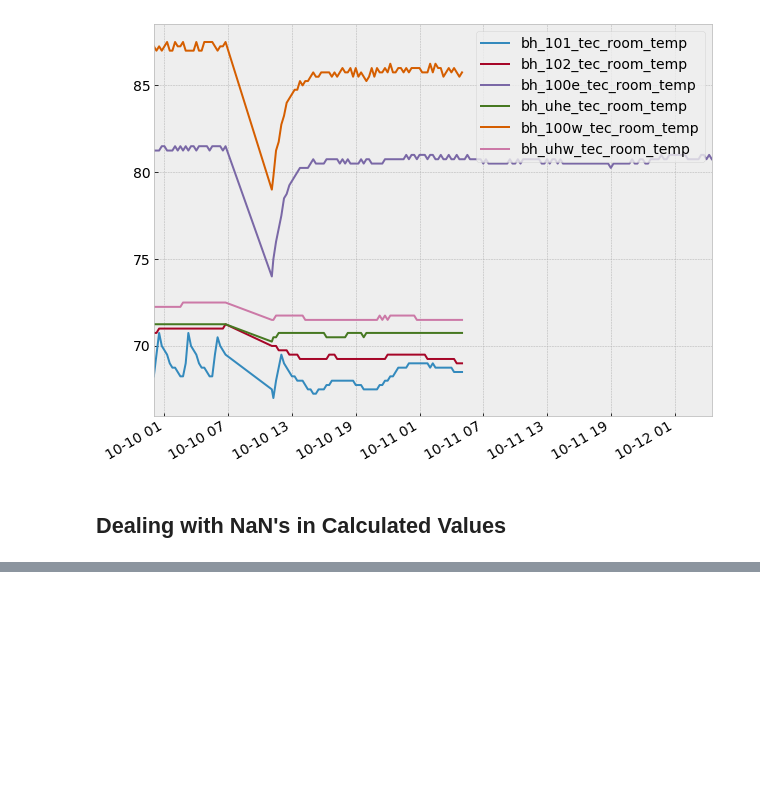
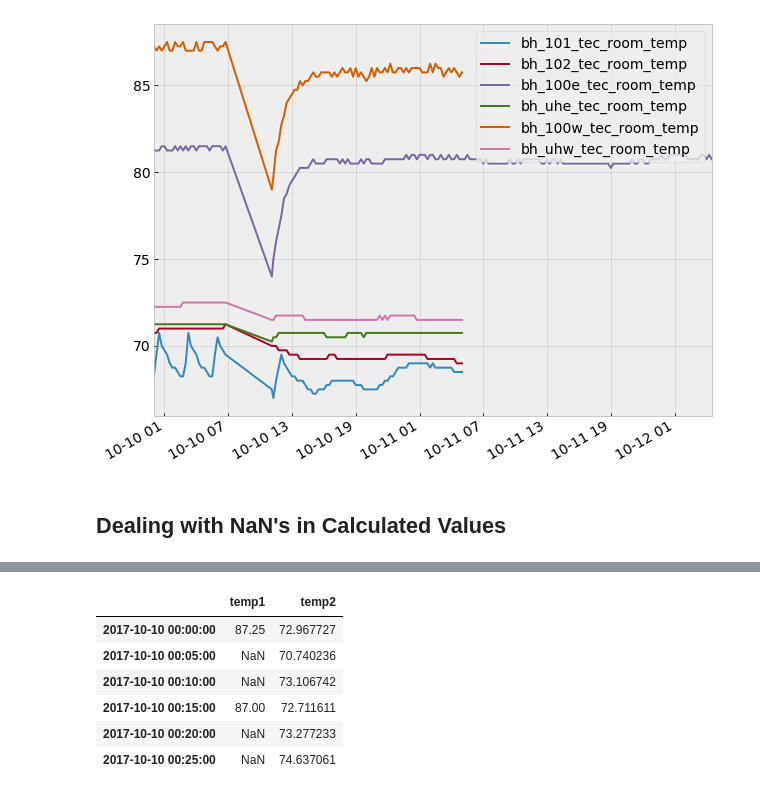
Before and after one commit to alanmitchell/fnsb-benchmark, a Jupyter notebook: ddc/ddc_data_tutorial.ipynb, the cells around one changed output, grey strips where cells are left out. Saved outputs shown, nothing was run; the diff lists cells and outputs as text; code cells hidden in the pictures; blank space fills up the shorter version.

```diff
--- a/ddc/ddc_data_tutorial.ipynb
+++ b/ddc/ddc_data_tutorial.ipynb
@@ -181,0 +232,13 @@ for pt in temp_pts:
+# %%
+# Combine the two DataFrames horizontally to make the final DataFrame
+# that will work with in this section
+df_final = pd.concat([df_t1, df_fab], axis=1)
+df_final.head(6)
+# %% [output]
+|  | temp1 | temp2 |
+| 2017-10-10 00:00:00 | 87.25 | 72.967727 |
+| 2017-10-10 00:05:00 | NaN | 70.740236 |
+| 2017-10-10 00:10:00 | NaN | 73.106742 |
+| 2017-10-10 00:15:00 | 87.00 | 72.711611 |
+| 2017-10-10 00:20:00 | NaN | 73.277233 |
+| 2017-10-10 00:25:00 | NaN | 74.637061 |
```
Also changed, not shown: parts of 12 cells of this notebook.
